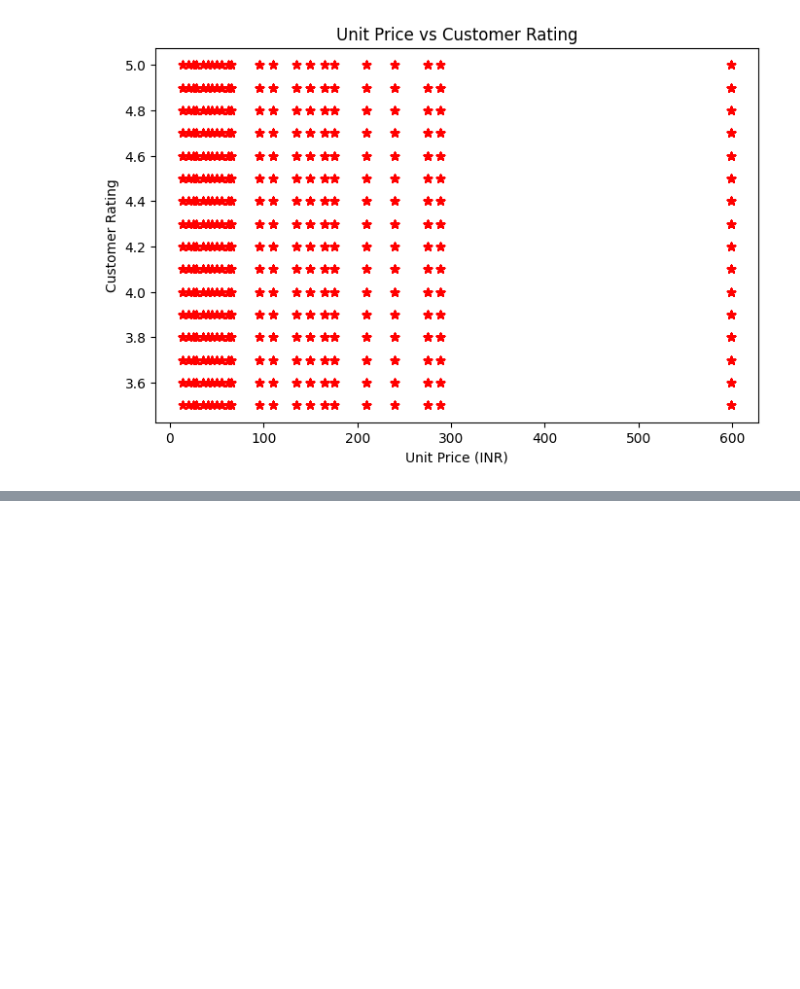
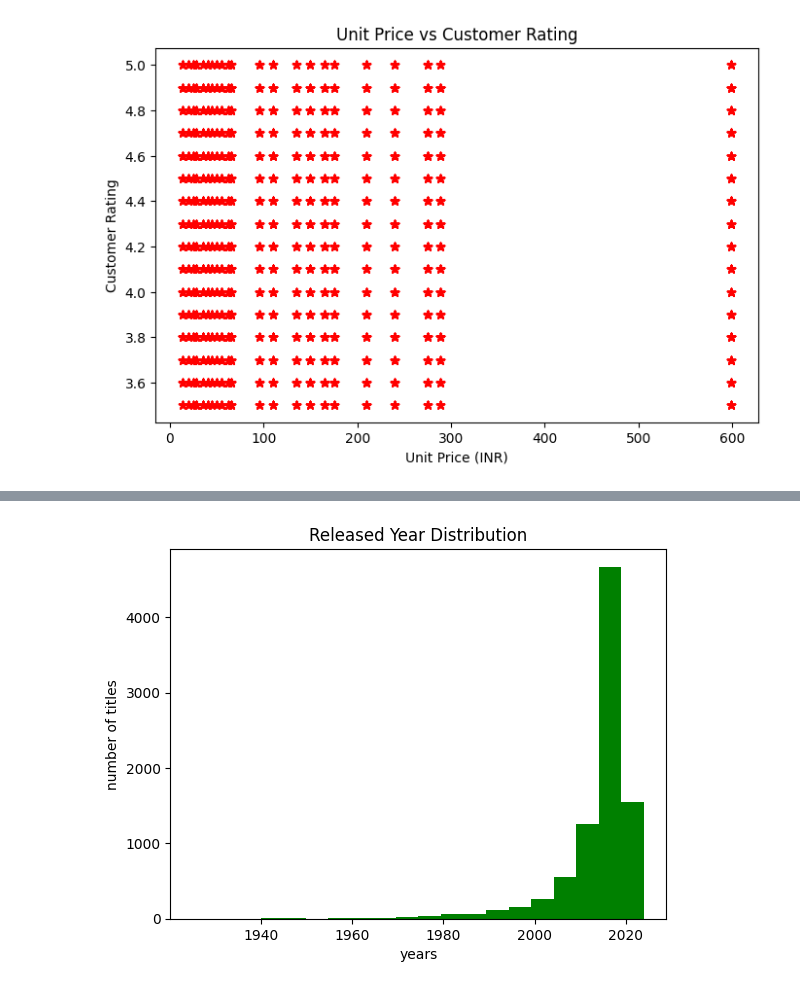
Before and after one commit to sayalivadya1654-cell/Data__Science, a Jupyter notebook: 2_Advance_Python.ipynb, the cells around one changed output, grey strips where cells are left out. Saved outputs shown, nothing was run; the diff lists cells and outputs as text; code cells hidden in the pictures; blank space fills up the shorter version.

```diff
--- a/2_Advance_Python.ipynb
+++ b/2_Advance_Python.ipynb
@@ -2412,0 +2462,9 @@ plt.show()
+# %%
+# Release Year Distribution (Histogram)
+plt.hist(df["release_year"], bins = 20, color = "green")
+plt.title("Released Year Distribution")
+plt.xlabel("years")
+plt.ylabel("number of titles")
+plt.show()
+# %% [output]
+[figure, added]
```
Also changed, not shown: parts of 7 cells of this notebook.
